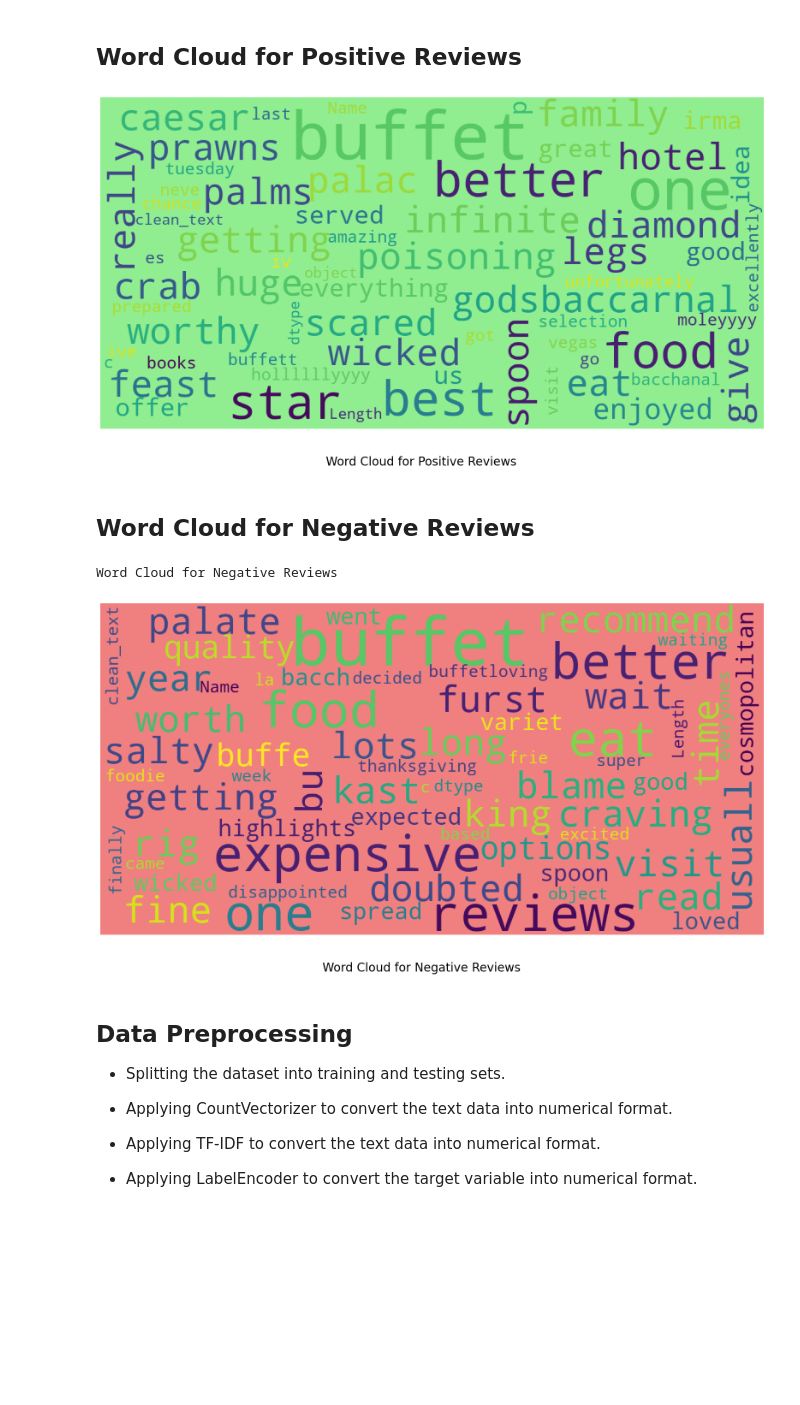
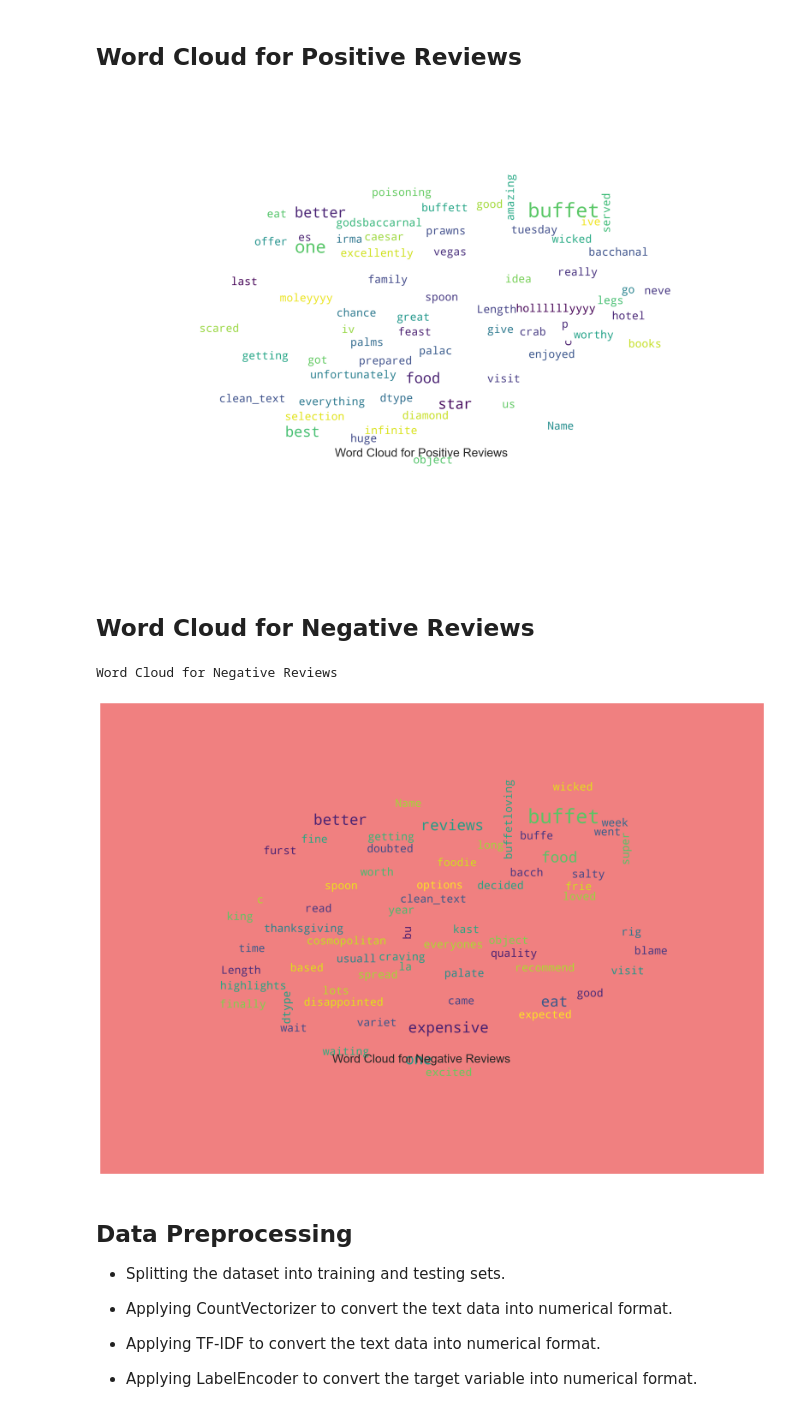
Before and after one commit to cevheri/ai-ml-train, a Jupyter notebook: articles/nlp-yelp/nlp-sentiment-analysis-restaurant.ipynb, the cells around one changed output. Drawn from its saved outputs; the diff is of its cells as text; code cells hidden in the pictures; blank space fills up the shorter version.

Commit message:
add some improvement * translate * calculate sentiment * sentiment binary to multiple(1,2,3) * and more

```diff
--- a/articles/nlp-yelp/nlp-sentiment-analysis-restaurant.ipynb
+++ b/articles/nlp-yelp/nlp-sentiment-analysis-restaurant.ipynb
@@ -162,3 +168,21 @@ The text column contains the reviews. We need to clean the text data before appl
+# %%
+from langdetect import detect
+from googletrans import Translator
+
+def detect_and_translate(df):
+    translator = Translator()
+    def translate_text(text):
+        try:
+            lang = detect(text)
+            if lang != 'en':
+                translated = translator.translate(text, dest='en').text
+                return translated
+            return text
+        except:
+            return text
+
+    df['text'] = df['text'].apply(translate_text)
+    return df
 # %%
 import re
 import nltk
@@ -168,6 +192,10 @@ nltk.download('stopwords')
 nltk.download('punkt')
 nltk.download('wordnet')
 
+new_stopwords=['e  ', 'd  ', 't  ', 's  ', 'i n']
+
+stopwords.words('english').extend(new_stopwords)
+
 def clean_text(text):
     text = text.lower()
     text = re.sub(r'[^\w\s]', '', text)
@@ -175,9 +203,17 @@ def clean_text(text):
     text = re.sub(r'\n', '', text)
     text = re.sub(r'\t', '', text)
     text = re.sub(r'\r', '', text)
+    # remove all single characters
+    text = re.sub(r'\s+[a-zA-Z]\s+', ' ', text)
+    # Remove single characters from the start
+    text = re.sub(r'\^[a-zA-Z]\s+', ' ', text)
+    # Substituting multiple spaces with single space
+    text = re.sub(r'\s+', ' ', text, flags=re.I)
     text = ' '.join([word for word in text.split() if word not in stopwords.words('english')])
     return text
 
+
+df = detect_and_translate(df)
 df['clean_text'] = df['text'].apply(clean_text)
 # %% [output]
 [nltk_data] Downloading package stopwords to
@@ -206,9 +242,12 @@ df = df[['clean_text', 'stars', 'text']]
 ## World Cloud
 # %%
 from wordcloud import WordCloud
+from PIL import Image
 
 def show_wordcloud(data, title = None, background_color = 'white'):
+    mask = np.array(Image.open('cloud.png'))
     wordcloud = WordCloud(
+        mask = mask,
         background_color = background_color,
         max_words = 200,
         max_font_size = 40,
@@ -216,7 +255,7 @@ def show_wordcloud(data, title = None, background_color = 'white'):
         random_state = 42
     ).generate(str(data))
 
-    fig = plt.figure(1, figsize = (20, 20))
+    fig = plt.figure(1, figsize = (20, 12))
     plt.axis('off')
     if title:
         fig.suptitle(title, fontsize = 20)
@@ -226,9 +265,9 @@ def show_wordcloud(data, title = None, background_color = 'white'):
 # %% [markdown]
 ## Word Cloud for Positive Reviews
 # %%
-show_wordcloud(df[df['stars'] > 3]['clean_text'], title='Word Cloud for Positive Reviews', background_color='lightgreen')
+show_wordcloud(df[df['stars'] > 3]['clean_text'], title='Word Cloud for Positive Reviews')
 # %% [output]
-[figure, old version]
+[figure, new version]
 # %% [markdown]
 ## Word Cloud for Negative Reviews
 # %%
@@ -236,7 +275,7 @@ print("Word Cloud for Negative Reviews")
 show_wordcloud(df[df['stars'] <= 3]['clean_text'], background_color='lightcoral' , title='Word Cloud for Negative Reviews')
 # %% [output]
 Word Cloud for Negative Reviews
-[figure, old version]
+[figure, new version]
 # %% [markdown]
 ## Data Preprocessing
 
```
Also changed, not shown: parts of 32 cells of this notebook.
